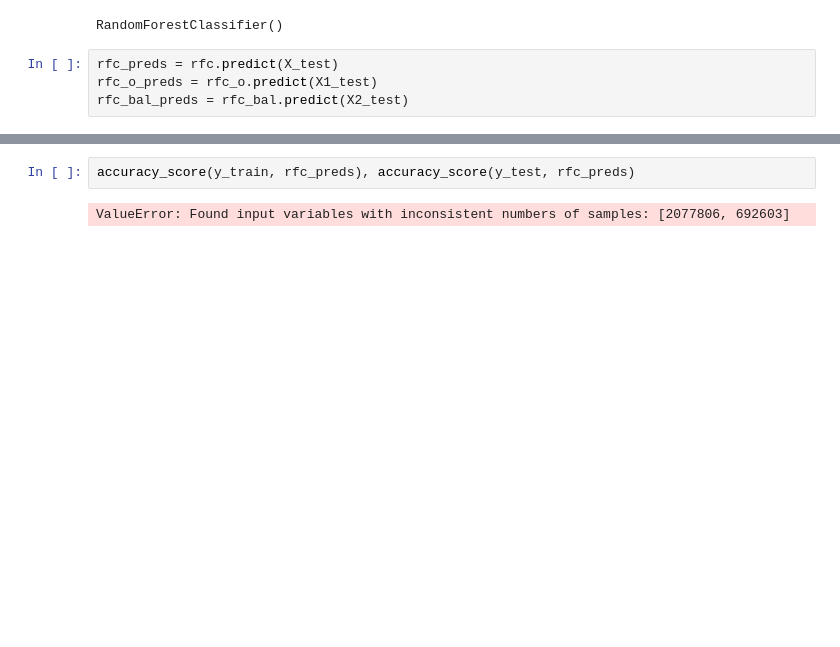
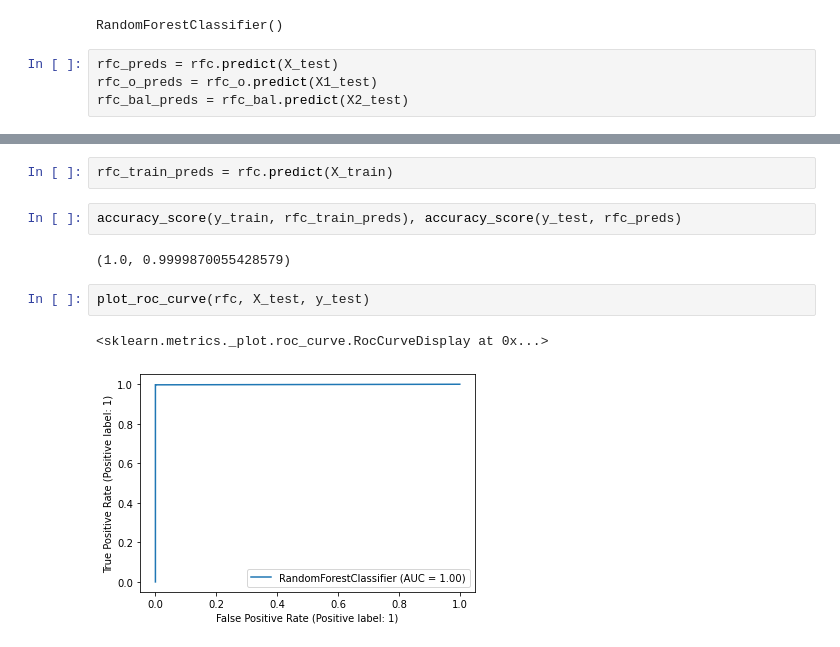
Before and after one commit to kduane/fake_fraud, a Jupyter notebook: modeling.ipynb, the cells around one changed output, grey strips where cells are left out. Drawn from its saved outputs; the diff is of its cells as text; blank space fills up the shorter version.

Commit message:
running RFC model evaluation using AUC, confusion matrixes and ROC curves for three methods of handling unbalanced classes.

```diff
--- a/modeling.ipynb
+++ b/modeling.ipynb
@@ -252,4 +252,11 @@ array([0.99997112, 0.99999278, 0.99998556, 0.99997834, 0.99999278])
+# %%
+rfc_train_preds = rfc.predict(X_train)
 # %%
-accuracy_score(y_train, rfc_preds), accuracy_score(y_test, rfc_preds)
+accuracy_score(y_train, rfc_train_preds), accuracy_score(y_test, rfc_preds)
 # %% [output]
-ValueError: Found input variables with inconsistent numbers of samples: [2077806, 692603]
+(1.0, 0.9999870055428579)
+# %%
+plot_roc_curve(rfc, X_test, y_test)
+# %% [output]
+<sklearn.metrics._plot.roc_curve.RocCurveDisplay at 0x...>
+[figure, added]
```
Also changed, not shown: parts of 15 cells of this notebook, 1 other file.
